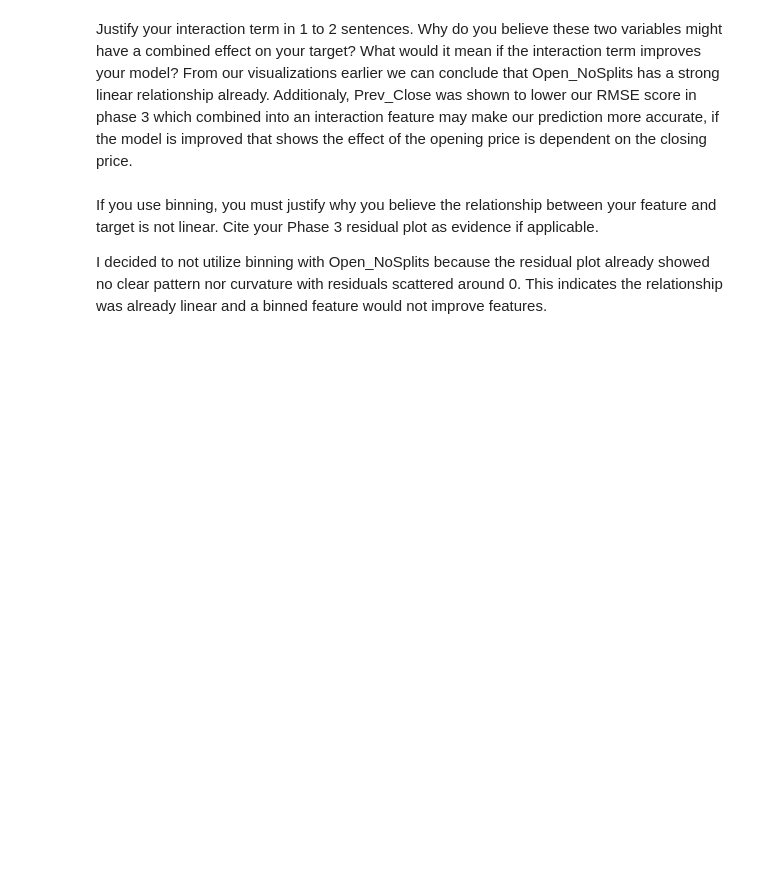
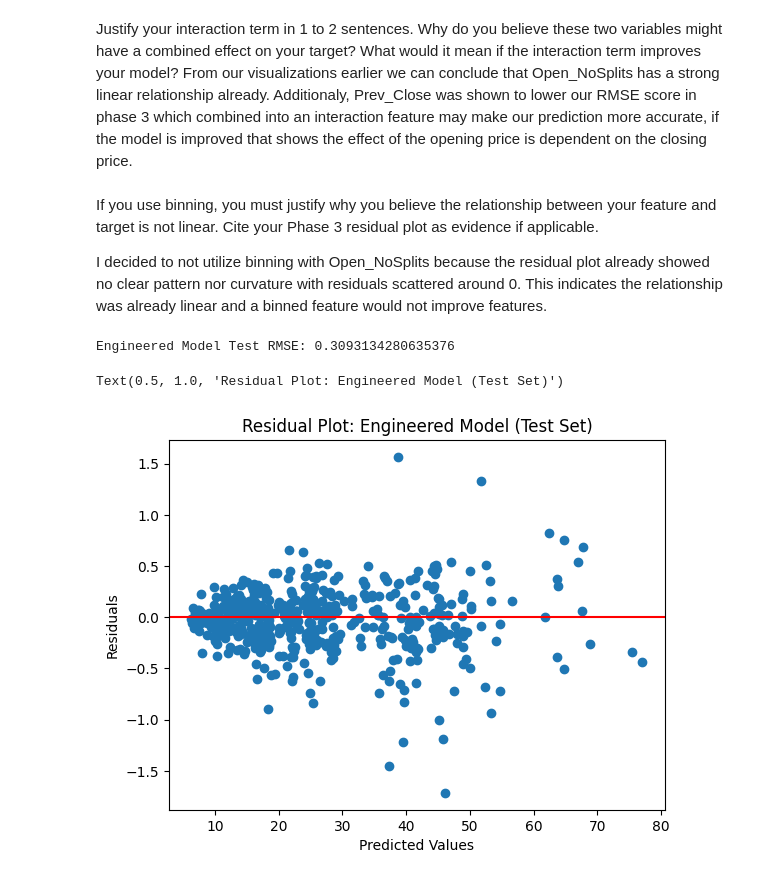
Before and after one commit to omal0/CS577-AppleStock, a Jupyter notebook: Assignments/ProjectPhase4.ipynb, the cells around one changed output. Saved outputs shown, nothing was run; the diff lists cells and outputs as text; code cells hidden in the pictures; blank space fills up the shorter version.

```diff
--- a/Assignments/ProjectPhase4.ipynb
+++ b/Assignments/ProjectPhase4.ipynb
@@ -71,6 +71,7 @@ Surprisingly, our model performed better on held-out data, the difference was sm
 #part 3a
 df1 = df.copy()
 df1['log_Open'] = np.log1p(df['Open_NoSplits'])
+df['log_Open'] = np.log1p(df['Open_NoSplits'])
 # %%
 # Before
 plt.scatter(df['Open_NoSplits'], df['Close_NoSplits'])
@@ -108,3 +109,24 @@ I decided to not utilize binning with Open_NoSplits because the residual plot al
 # %%
 #note to nate: use df and not df1, df1 was used to test log transformation and binning, but I decided it wouldn't improve the model, please use df
 #also i wasn't really sure if I was only supposed to use Open_NoSplits on every part of 3, but I did anyways, if you think otherwise you are free to let me know and I can change it
+# %%
+X_engineered = df[['Open_NoSplits', 'interaction']]
+X_train_eng = X_engineered.loc[X_train.index]
+X_test_eng = X_engineered.loc[X_test.index]
+model_eng = LinearRegression()
+model_eng.fit(X_train_eng, y_train)
+y_pred_eng = model_eng.predict(X_test_eng)
+rmse_eng = np.sqrt(np.mean((y_test - y_pred_eng) ** 2))
+print('Engineered Model Test RMSE:', rmse_eng)
+# %% [output]
+Engineered Model Test RMSE: 0.3093134280635376
+# %%
+residuals_eng = y_test - y_pred_eng
+plt.scatter(y_pred_eng, residuals_eng)
+plt.axhline(0, color='red')
+plt.xlabel('Predicted Values')
+plt.ylabel('Residuals')
+plt.title('Residual Plot: Engineered Model (Test Set)')
+# %% [output]
+Text(0.5, 1.0, 'Residual Plot: Engineered Model (Test Set)')
+[figure, added]
```
Also changed, not shown: parts of 5 cells of this notebook, 2 other files.
